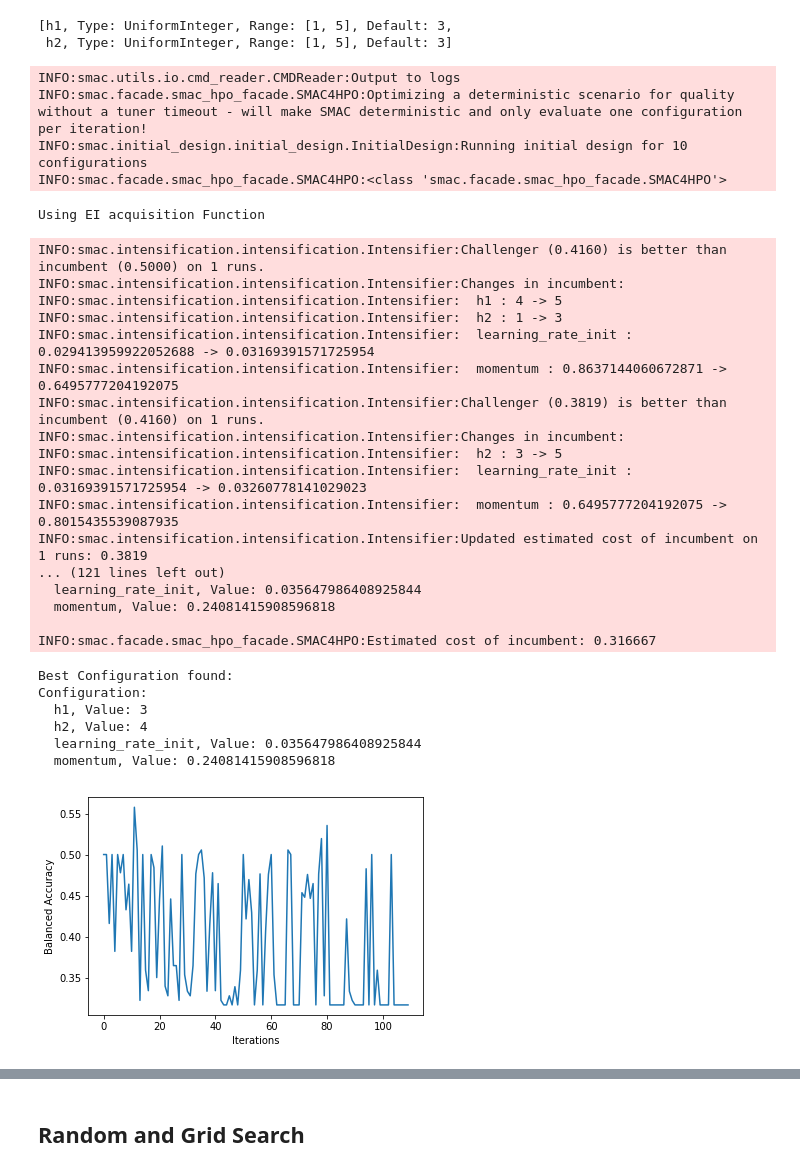
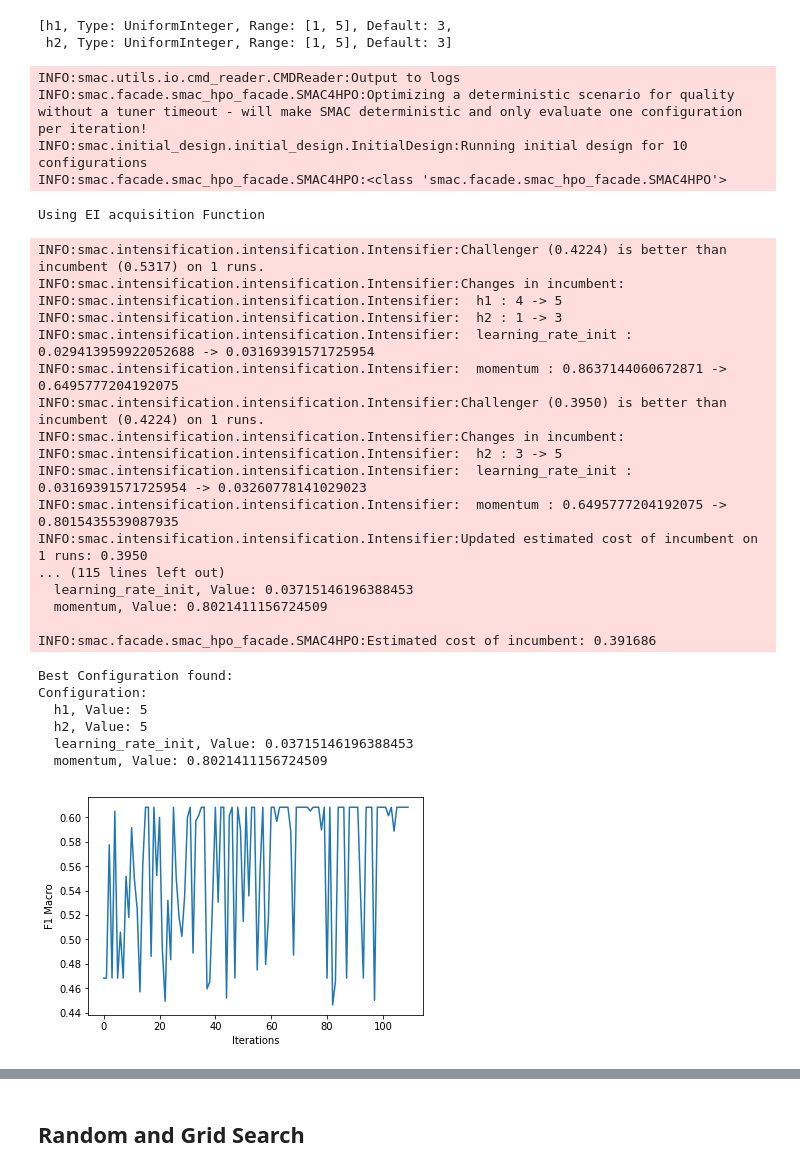
Before and after one commit to pkasela/SecondYear-Assignments, a Jupyter notebook: AML/Assignment5/Assignment5.ipynb, the cells around one changed output, grey strips where cells are left out. Saved outputs shown, nothing was run; the diff lists cells and outputs as text; code cells hidden in the pictures.

```diff
--- a/AML/Assignment5/Assignment5.ipynb
+++ b/AML/Assignment5/Assignment5.ipynb
@@ -11,8 +11,8 @@ from typing import  List, Union, Type, Callable
 %matplotlib inline
 
 BIG_SEED = 132 #random seed for later
-score_metric = 'balanced_accuracy'
-label_metric = 'Balanced Accuracy'
+score_metric = 'f1_macro'
+label_metric = 'F1 Macro'
 # %%
 df = pd.read_csv('data.csv')
 # %%
@@ -384,43 +376,43 @@ def MLP_score_2(conf: Union[Type[ConfigurationSpace], dict]) -> float:
 # %%
 #Use rf and EI
 smac_rf_EI = optimizer('rf', cs, obj_function=MLP_score_2,
                     acquisition_type='EI', n_iter=110,
                     init_points=10, seed=BIG_SEED)
 #plot the value for each iteration done
-plt.plot(smac_rf_EI.get_X_y()[1])
+plt.plot(1 - smac_rf_EI.get_X_y()[1])
 plt.ylabel(label_metric)
 plt.xlabel('Iterations')
 plt.show()
 # %% [output]
 INFO:smac.utils.io.cmd_reader.CMDReader:Output to logs
 INFO:smac.facade.smac_hpo_facade.SMAC4HPO:Optimizing a deterministic scenario for quality without a tuner timeout - will make SMAC deterministic and only evaluate one configuration per iteration!
 INFO:smac.initial_design.initial_design.InitialDesign:Running initial design for 10 configurations
 INFO:smac.facade.smac_hpo_facade.SMAC4HPO:<class 'smac.facade.smac_hpo_facade.SMAC4HPO'>
 Using EI acquisition Function
-INFO:smac.intensification.intensification.Intensifier:Challenger (0.4160) is better than incumbent (0.5000) on 1 runs.
+INFO:smac.intensification.intensification.Intensifier:Challenger (0.4224) is better than incumbent (0.5317) on 1 runs.
 INFO:smac.intensification.intensification.Intensifier:Changes in incumbent:
 INFO:smac.intensification.intensification.Intensifier:  h1 : 4 -> 5
 INFO:smac.intensification.intensification.Intensifier:  h2 : 1 -> 3
 INFO:smac.intensification.intensification.Intensifier:  learning_rate_init : 0.029413959922052688 -> 0.03169391571725954
 INFO:smac.intensification.intensification.Intensifier:  momentum : 0.8637144060672871 -> 0.6495777204192075
-INFO:smac.intensification.intensification.Intensifier:Challenger (0.3819) is better than incumbent (0.4160) on 1 runs.
+INFO:smac.intensification.intensification.Intensifier:Challenger (0.3950) is better than incumbent (0.4224) on 1 runs.
 INFO:smac.intensification.intensification.Intensifier:Changes in incumbent:
 INFO:smac.intensification.intensification.Intensifier:  h2 : 3 -> 5
 INFO:smac.intensification.intensification.Intensifier:  learning_rate_init : 0.03169391571725954 -> 0.03260778141029023
 INFO:smac.intensification.intensification.Intensifier:  momentum : 0.6495777204192075 -> 0.8015435539087935
-INFO:smac.intensification.intensification.Intensifier:Updated estimated cost of incumbent on 1 runs: 0.3819
-... (121 lines left out)
-  learning_rate_init, Value: 0.035647986408925844
-  momentum, Value: 0.24081415908596818
+INFO:smac.intensification.intensification.Intensifier:Updated estimated cost of incumbent on 1 runs: 0.3950
+... (115 lines left out)
+  learning_rate_init, Value: 0.03715146196388453
+  momentum, Value: 0.8021411156724509
 
-INFO:smac.facade.smac_hpo_facade.SMAC4HPO:Estimated cost of incumbent: 0.316667
+INFO:smac.facade.smac_hpo_facade.SMAC4HPO:Estimated cost of incumbent: 0.391686
 Best Configuration found:
 Configuration:
-  h1, Value: 3
-  h2, Value: 4
-  learning_rate_init, Value: 0.035647986408925844
-  momentum, Value: 0.24081415908596818
+  h1, Value: 5
+  h2, Value: 5
+  learning_rate_init, Value: 0.03715146196388453
+  momentum, Value: 0.8021411156724509
-[figure, old version]
+[figure, new version]
 # %%
 #Use rf and LCB
 smac_rf_LCB = optimizer('rf', cs, obj_function=MLP_score_2,
```
Also changed, not shown: parts of 16 cells of this notebook, 4 other files.
